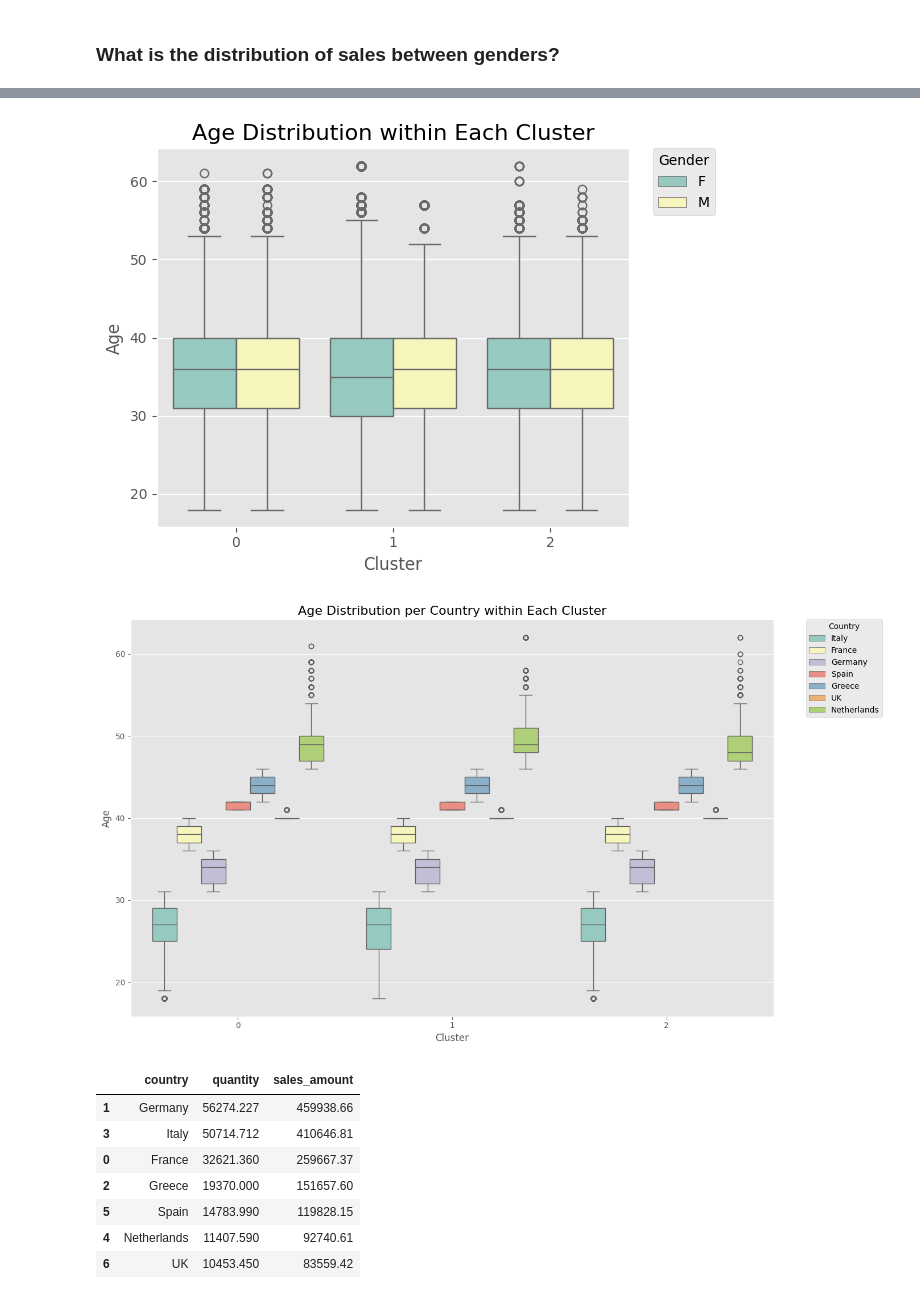
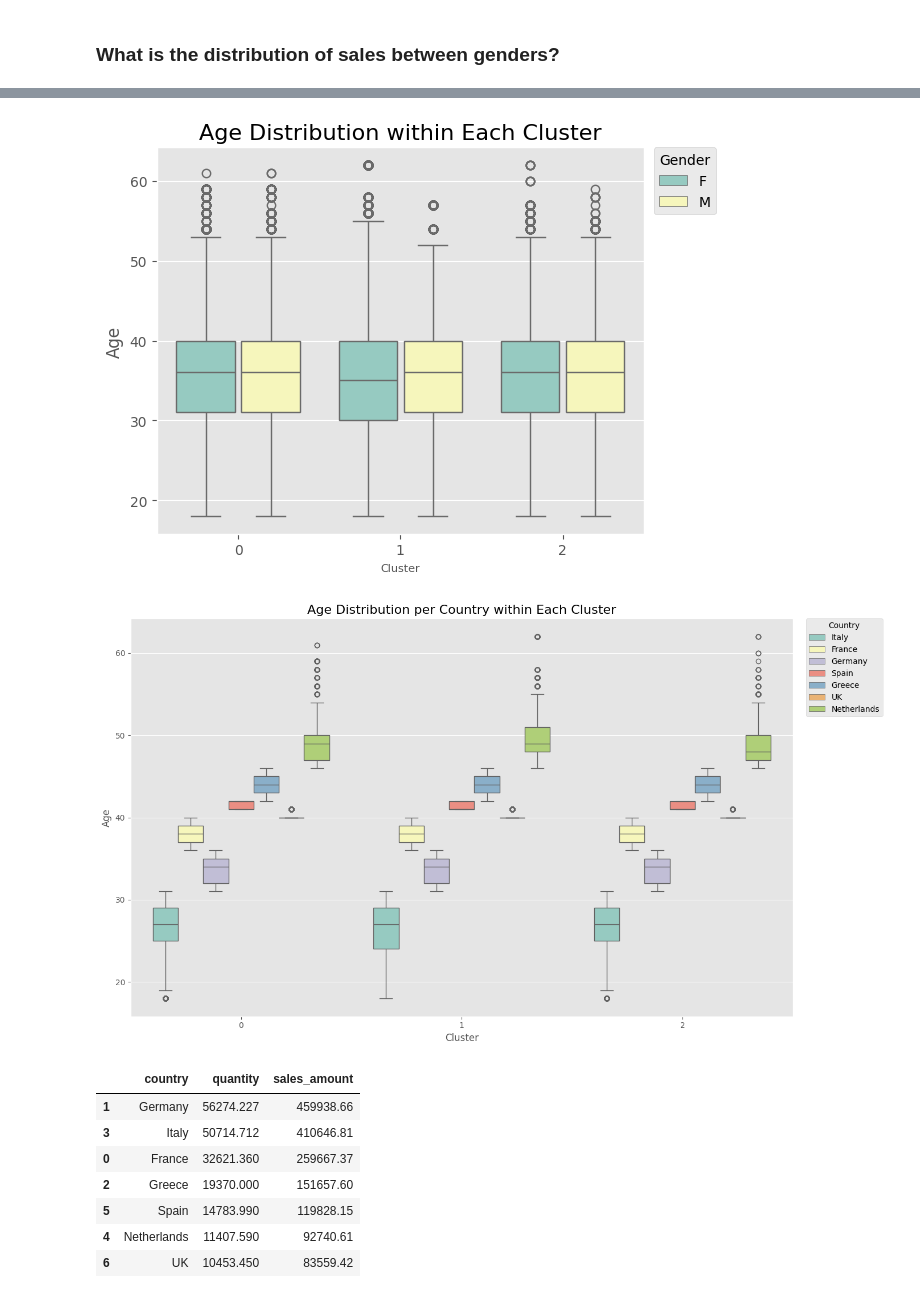
Before and after one commit to jtprado/capstone, a Jupyter notebook: eda.ipynb, the cells around one changed output, grey strips where cells are left out. Drawn from its saved outputs; the diff is of its cells as text; code cells hidden in the pictures.

```diff
--- a/eda.ipynb
+++ b/eda.ipynb
@@ -117,8 +117,7 @@ def process_data(df):
     df['sales_amount'] = df['sales_amount'].astype(int)
     return df
 # %%
-df = pd.read_csv('merged_df.csv')
-df = process_data(df)
+df = process_data(merged_df)
 df.head(5)
 # %% [output]
 |  | id | date | customer_id | transaction_id | sku_category | sku | quantity | sales_amount | gender | ... |
@@ -405,0 +401,4 @@ Could be at-risk or lapsed customers who haven't made recent purchases, don't bu
+# %%
+rfm_merged_df = pd.merge(merged_df, rfm[['customer_id', 'cluster']], how='inner', on='customer_id')
+rfm_merged_df = rfm_merged_df.drop(columns='id')
+rfm_merged_df
@@ -534,26 +596,26 @@ new_merged_df = new_merged_df.drop(columns='id')
 # %%
-sns.boxplot(data=new_merged_df, x='cluster', y='age', hue='gender', palette='Set3')
+sns.boxplot(data=rfm_merged_df, x='cluster', y='age', hue='gender', palette='Set3', gap=0.1)
 plt.title('Age Distribution within Each Cluster', fontsize=16)
-plt.xlabel('Cluster', fontsize=12)
+plt.xlabel('Cluster', fontsize=8)
 plt.ylabel('Age', fontsize=12)
-plt.legend(title='Gender', bbox_to_anchor=(1.05, 1), loc=2, borderaxespad=0.)
+plt.legend(title='Gender', bbox_to_anchor=(1.02, 1), loc=2, borderaxespad=0.)
 
 # Show plot with improved formatting
 plt.tight_layout()
 plt.show()
 # %% [output]
-[figure, old version]
+[figure, new version]
 # %%
 plt.figure(figsize=(14,8))
-sns.boxplot(data=new_merged_df, x='cluster', y='age', hue='country', palette='Set3')
+sns.boxplot(data=rfm_merged_df, x='cluster', y='age', hue='country', palette='Set3')
 plt.title('Age Distribution per Country within Each Cluster', fontsize=16)
 plt.xlabel('Cluster', fontsize=12)
 plt.ylabel('Age', fontsize=12)
-plt.legend(title='Country', bbox_to_anchor=(1.05, 1), loc=2, borderaxespad=0.)
+plt.legend(title='Country', bbox_to_anchor=(1.02, 1), loc=2, borderaxespad=0.)
 
 # Show plot with improved formatting
 plt.tight_layout()
 plt.show()
 # %% [output]
-[figure, old version]
+[figure, new version]
 # %%
```
Also changed, not shown: parts of 43 cells of this notebook, 5 other files.
